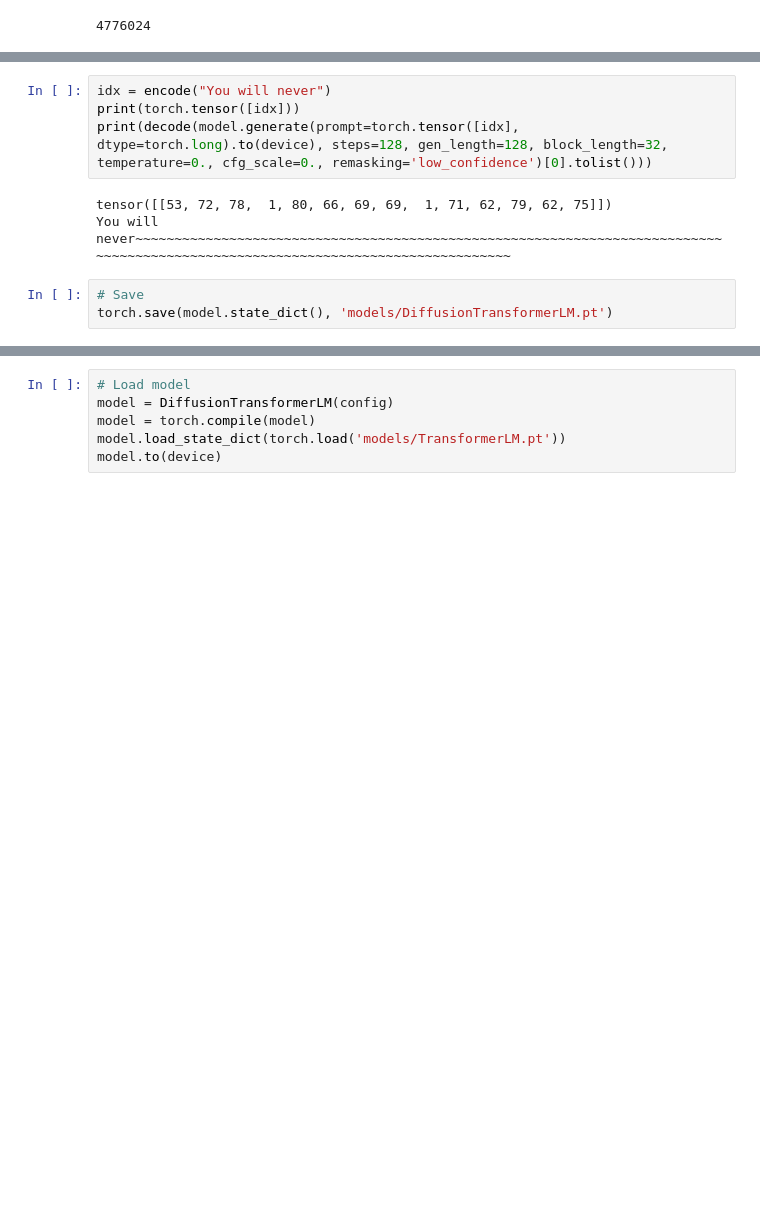
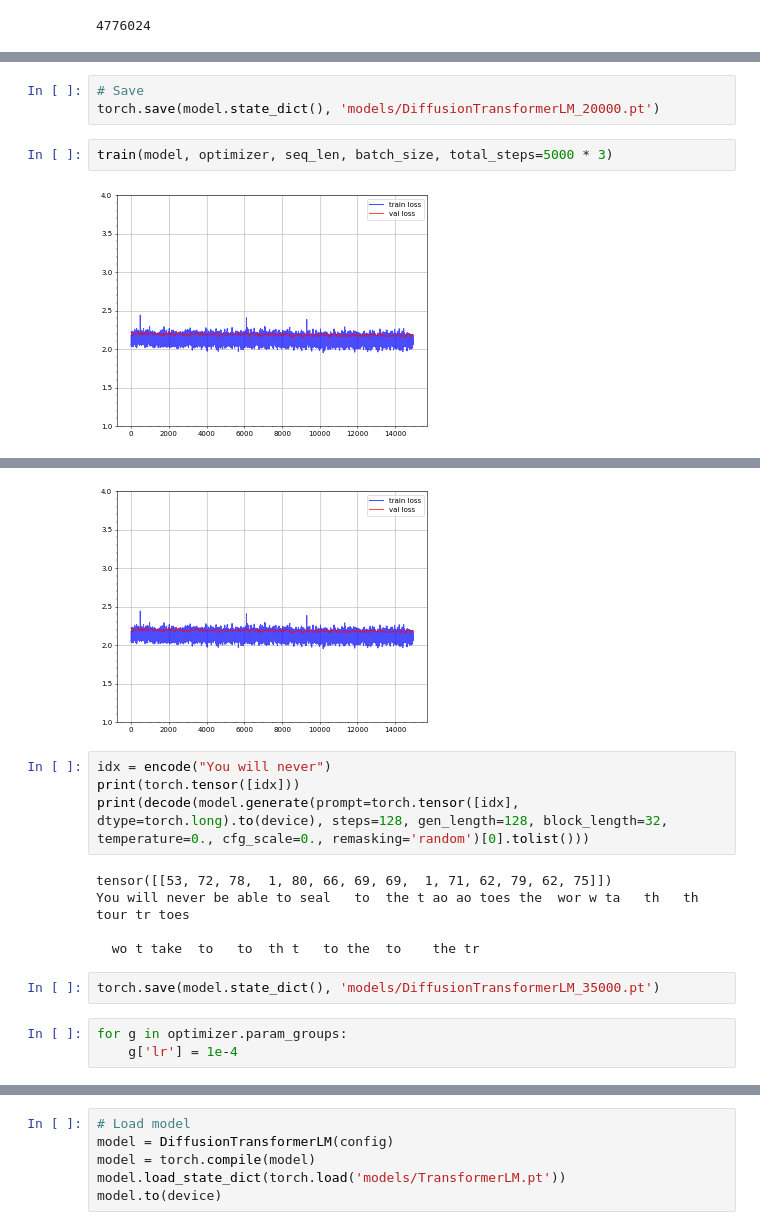
Before and after one commit to Erland366/transformers_playground, a Jupyter notebook: transformer_playground.ipynb, the cells around one changed output, grey strips where cells are left out. Drawn from its saved outputs; the diff is of its cells as text; blank space fills up the shorter version.

```diff
--- a/transformer_playground.ipynb
+++ b/transformer_playground.ipynb
@@ -1102,0 +1124,7 @@ train(model, optimizer, seq_len, batch_size, total_steps)
+# %%
+# Save
+torch.save(model.state_dict(), 'models/DiffusionTransformerLM_20000.pt')
+# %%
+train(model, optimizer, seq_len, batch_size, total_steps=5000 * 3)
+# %% [output]
+[figure, added]
@@ -1103,10 +1132,15 @@ train(model, optimizer, seq_len, batch_size, total_steps)
+[figure, added]
 # %%
 idx = encode("You will never")
 print(torch.tensor([idx]))
-print(decode(model.generate(prompt=torch.tensor([idx], dtype=torch.long).to(device), steps=128, gen_length=128, block_length=32, temperature=0., cfg_scale=0., remasking='low_confidence')[0].tolist()))
+print(decode(model.generate(prompt=torch.tensor([idx], dtype=torch.long).to(device), steps=128, gen_length=128, block_length=32, temperature=0., cfg_scale=0., remasking='random')[0].tolist()))
 # %% [output]
 tensor([[53, 72, 78,  1, 80, 66, 69, 69,  1, 71, 62, 79, 62, 75]])
-You will never~~~~~~~~~~~~~~~~~~~~~~~~~~~~~~~~~~~~~~~~~~~~~~~~~~~~~~~~~~~~~~~~~~~~~~~~~~~~~~~~~~~~~~~~~~~~~~~~~~~~~~~~~~~~~~~~~~~~~~~~~~~~~~~~
+You will never be able to seal   to  the t ao ao toes the  wor w ta   th   th tour tr toes
+
+  wo t take  to   to  th t   to the  to    the tr
 # %%
-# Save
-torch.save(model.state_dict(), 'models/DiffusionTransformerLM.pt')
+torch.save(model.state_dict(), 'models/DiffusionTransformerLM_35000.pt')
+# %%
+for g in optimizer.param_groups:
+    g['lr'] = 1e-4
```
Also changed, not shown: parts of 6 cells of this notebook.
